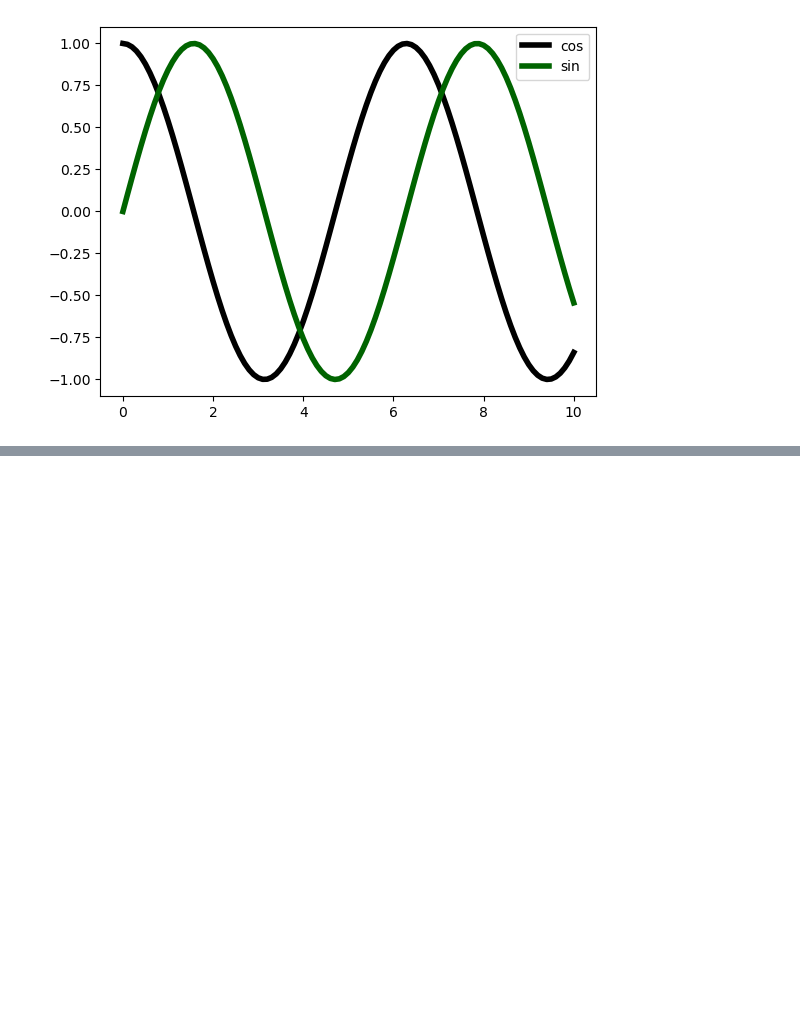
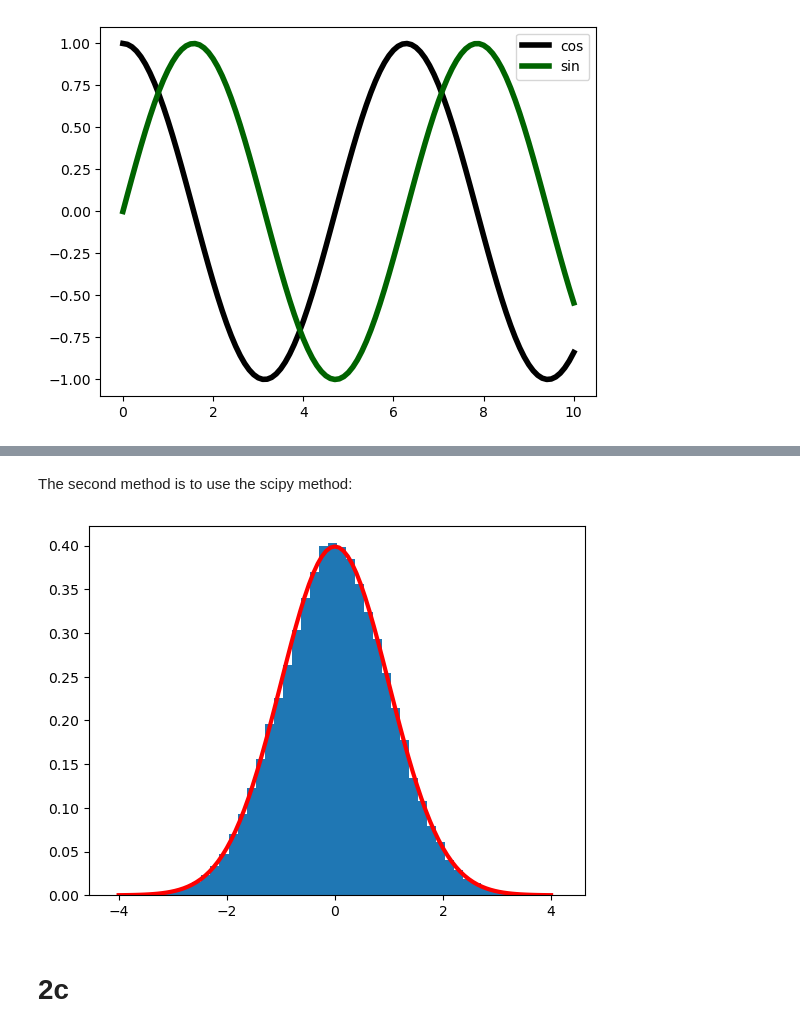
Before and after one commit to liuqiyucn/105B, a Jupyter notebook: assignment1/assignment1.ipynb, the cells around one changed output, grey strips where cells are left out. Saved outputs shown, nothing was run; the diff lists cells and outputs as text; code cells hidden in the pictures; blank space fills up the shorter version.

```diff
--- a/assignment1/assignment1.ipynb
+++ b/assignment1/assignment1.ipynb
@@ -138,0 +131,12 @@ plt.hist(data,bins=50)
+# %% [markdown]
+The second method is to use the scipy method:
+# %%
+data = np.random.randn(100000,1)
+x = np.linspace(-4,4,101)
+plt.hist(data,bins=50, density=True)
+plt.plot(x, norm.pdf(x, 0, 1), lw = 3, color = "red") # plot x versus the normal distribution sample from scipy
+plt.show()
+# %% [output]
+[figure, added]
+# %% [markdown]
+# 2c
```
Also changed, not shown: parts of 24 cells of this notebook.
